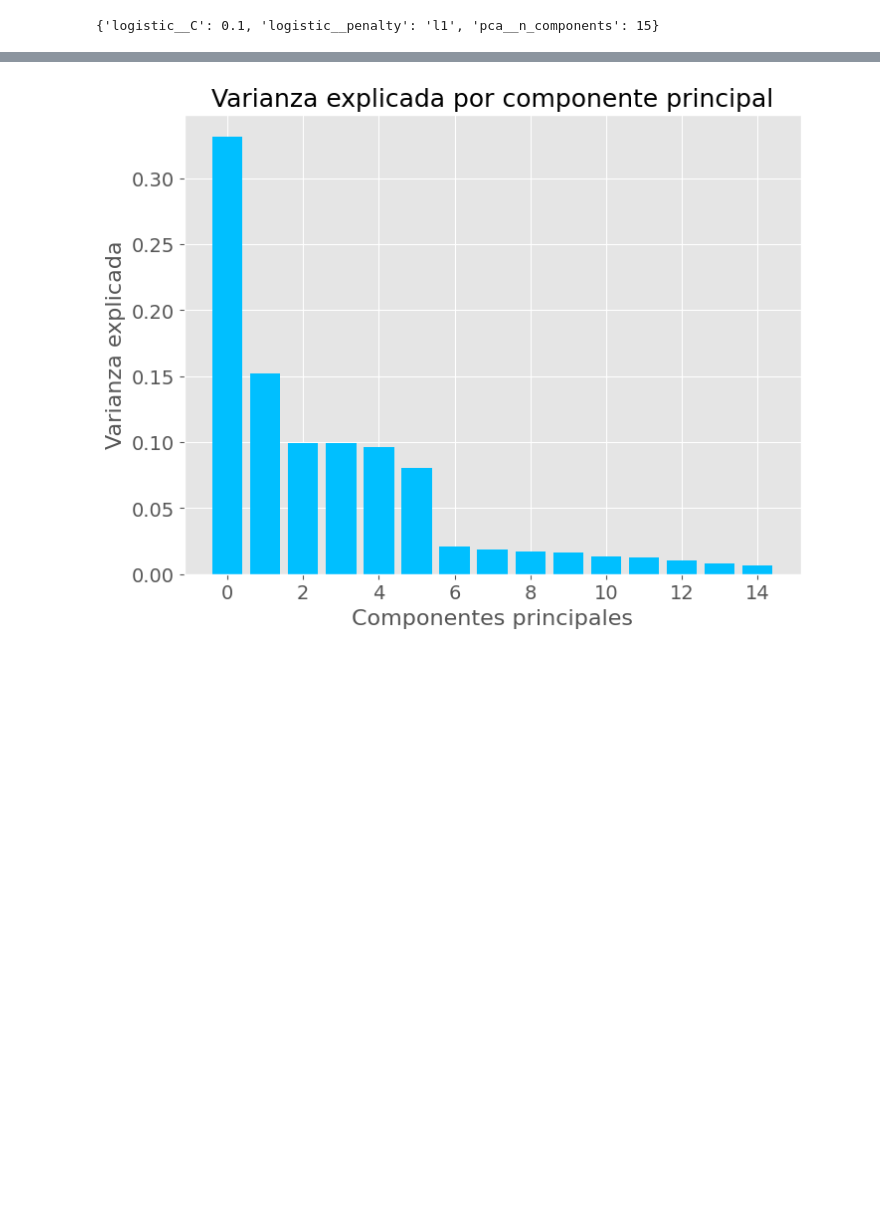
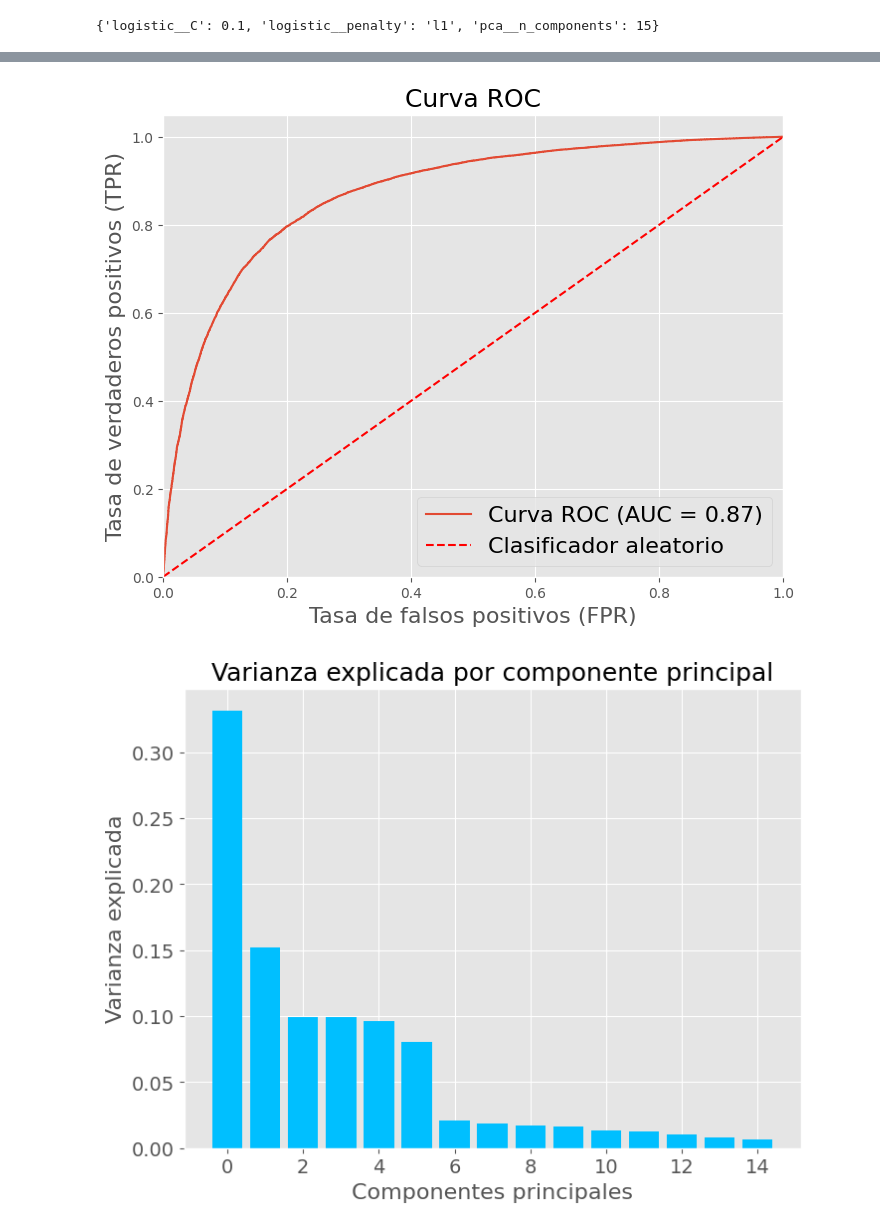
Before and after one commit to DanielVanegas11/Monografia---prediccion-de-resultados-en-tenis-de-campo, a Jupyter notebook: training/Predicción.ipynb, the cells around one changed output, grey strips where cells are left out. Cells and saved outputs as stored; diff of their text form; code cells hidden in the pictures; blank space fills up the shorter version.

Commit message:
Actualizacion Curva ROC

```diff
--- a/training/Predicción.ipynb
+++ b/training/Predicción.ipynb
@@ -129,7 +130,7 @@ pd.set_option("display.max_rows", None, "display.max_columns", None)
 # %% [markdown]
 #### 2. Carga del dataset
 # %%
-df_tenis=pd.read_csv('data/tennis_matches.csv')
+df_tenis=pd.read_csv('tennis_matches.csv')
 df_tenis.info() # Se comprueba que el archivo contenga los datos, los nombres de las columnas y el tipo de dato de cada columna.
 # %% [output]
 <class 'pandas.core.frame.DataFrame'>
@@ -582,3 +582,25 @@ print(grid.best_params_)
+# %%
+# Obtener las probabilidades de clasificación para el conjunto de prueba
+probs = best_model.predict_proba(X_test)
+probs = probs[:, 1]  # Tomar la probabilidad de la clase positiva
+
+# Obtener la curva ROC y el AUC
+fpr, tpr, umbrales = roc_curve(y_test, probs, pos_label='P')
+roc_auc = auc(fpr, tpr)
+
+# Graficar la curva ROC
+plt.figure(figsize=(8,6))
+plt.plot(fpr, tpr, label='Curva ROC (AUC = %0.2f)' % roc_auc)
+plt.plot([0, 1], [0, 1], 'r--', label='Clasificador aleatorio')
+plt.xlim([0.0, 1.0])
+plt.ylim([0.0, 1.05])
+plt.xlabel('Tasa de falsos positivos (FPR)', fontsize=16)
+plt.ylabel('Tasa de verdaderos positivos (TPR)', fontsize=16)
+plt.title('Curva ROC', fontsize=18)
+plt.legend(loc="lower right", fontsize=16)
+plt.show()
+# %% [output]
+[figure, added]
 # %%
 # Obtener la varianza explicada de cada componente principal
 var_exp = best_model.named_steps['pca'].explained_variance_ratio_
```
Also changed, not shown: parts of 13 cells of this notebook, 3 other files.
